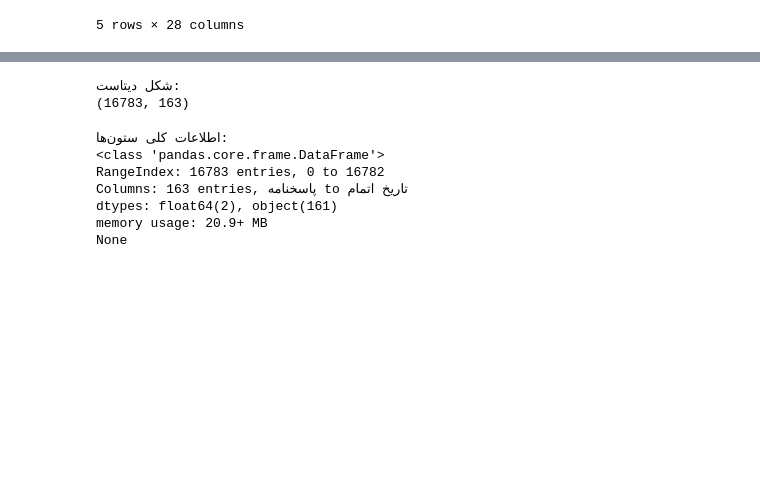
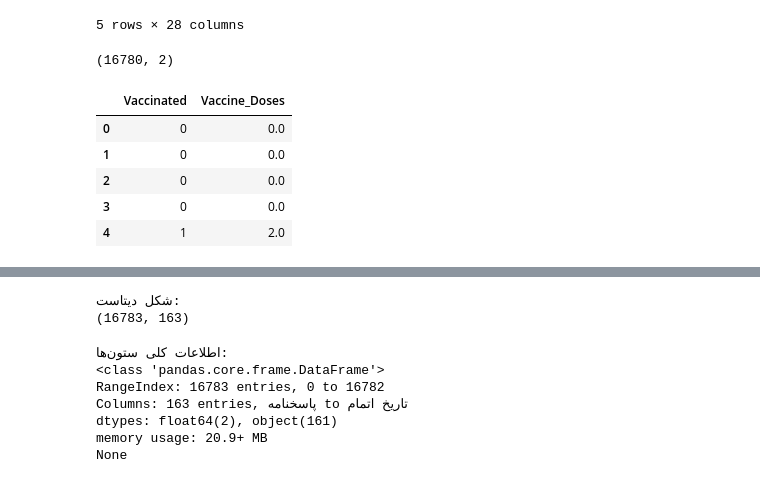
Before and after one commit to Atefeh-Amjadian/covid-risk-prediction, a Jupyter notebook: notebooks/01_exploration.ipynb, the cells around one changed output, grey strips where cells are left out. Drawn from its saved outputs; the diff is of its cells as text; code cells hidden in the pictures; blank space fills up the shorter version.

Commit message:
Implement and validate PMH feature extraction

```diff
--- a/notebooks/01_exploration.ipynb
+++ b/notebooks/01_exploration.ipynb
@@ -48,3 +48,21 @@ df_pmh.head()
 | 3 | 0 | 0 | 0 | 0 | 0 | 0 | 0 | ... |
 | 4 | 0 | 0 | 0 | 0 | 0 | 0 | 0 | ... |
 5 rows × 28 columns
+# %%
+import importlib
+import src.features as features
+
+importlib.reload(features)
+
+df_vax = features.extract_vaccination(df_raw)
+
+print(df_vax.shape)
+df_vax.head()
+# %% [output]
+(16780, 2)
+|  | Vaccinated | Vaccine_Doses |
+| 0 | 0 | 0.0 |
+| 1 | 0 | 0.0 |
+| 2 | 0 | 0.0 |
+| 3 | 0 | 0.0 |
+| 4 | 1 | 2.0 |
```
Also changed, not shown: parts of 1 cell of this notebook, 1 other file.
